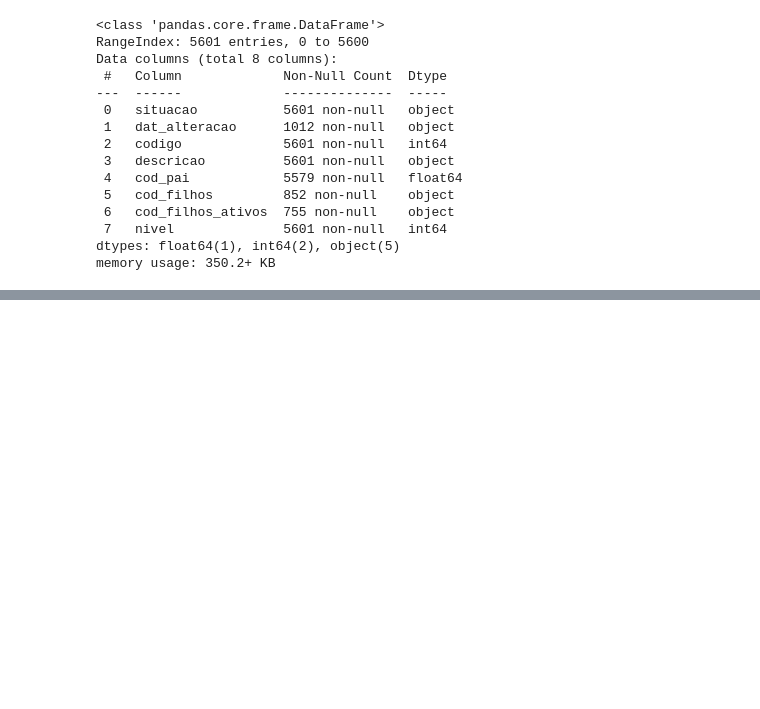
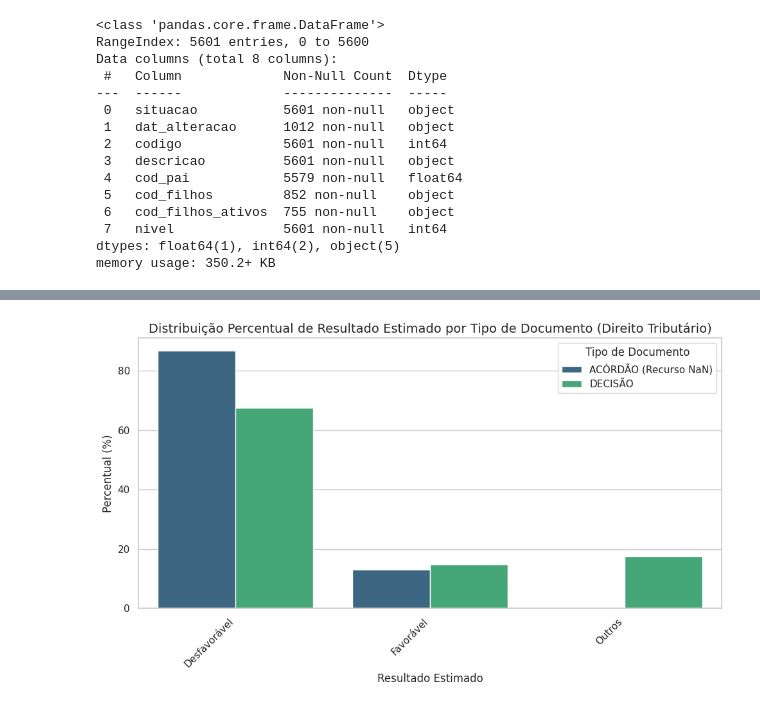
Before and after one commit to rafaeldebarros/MVP_machine_learning, a Jupyter notebook: MVP_ML_DL.ipynb, the cells around one changed output, grey strips where cells are left out. Cells and saved outputs as stored; diff of their text form; code cells hidden in the pictures; blank space fills up the shorter version.

```diff
--- a/MVP_ML_DL.ipynb
+++ b/MVP_ML_DL.ipynb
@@ -255,0 +885,13 @@ for i in range(num_clusters):
+# %%
+# Filtrar o DataFrame df_tributario para 'tipoDocumento' == 'DECISÃO'
+ministros_decisao_nan_recurso = df_tributario[
+    (df_tributario['tipoDocumento'] == 'DECISÃO')
+]
+
+print("Ministros com 'tipoDocumento' = DECISÃO (Direito Tributário):")
+
+counts = ministros_decisao_nan_recurso[['NM_MINISTRO', 'Resultado_Estimado']].value_counts()
+percentages = ministros_decisao_nan_recurso.groupby('NM_MINISTRO')['Resultado_Estimado'].value_counts(normalize=True).mul(100)
+
+result_df = pd.DataFrame({'Qtde': counts, 'Percentual': percentages.round(2)})
+display(result_df)
@@ -255,0 +922,32 @@ for i in range(num_clusters):
+# %%
+import matplotlib.pyplot as plt
+import seaborn as sns
+import pandas as pd
+
+# Prepare data for 'ACÓRDÃO' (from ministros_acordao_nan_recurso)
+# Note: ministros_acordao_nan_recurso is filtered by tipoDocumento == 'ACÓRDÃO' AND recurso.isna()
+acordao_overall_percentages = ministros_acordao_nan_recurso['Resultado_Estimado'].value_counts(normalize=True).mul(100).reset_index()
+acordao_overall_percentages.columns = ['Resultado_Estimado', 'Percentual']
+acordao_overall_percentages['Documento_Tipo'] = 'ACÓRDÃO (Recurso NaN)'
+
+# Prepare data for 'DECISÃO' (from ministros_decisao_nan_recurso)
+# Note: ministros_decisao_nan_recurso is filtered ONLY by tipoDocumento == 'DECISÃO'
+decisao_overall_percentages = ministros_decisao_nan_recurso['Resultado_Estimado'].value_counts(normalize=True).mul(100).reset_index()
+decisao_overall_percentages.columns = ['Resultado_Estimado', 'Percentual']
+decisao_overall_percentages['Documento_Tipo'] = 'DECISÃO'
+
+# Combine the dataframes
+overall_combined_percentages = pd.concat([acordao_overall_percentages, decisao_overall_percentages])
+
+# Create the bar plot
+plt.figure(figsize=(10, 6))
+sns.barplot(x='Resultado_Estimado', y='Percentual', hue='Documento_Tipo', data=overall_combined_percentages, palette='viridis')
+plt.title('Distribuição Percentual de Resultado Estimado por Tipo de Documento (Direito Tributário)')
+plt.xlabel('Resultado Estimado')
+plt.ylabel('Percentual (%)')
+plt.xticks(rotation=45, ha='right')
+plt.legend(title='Tipo de Documento')
+plt.tight_layout()
+plt.show()
+# %% [output]
+[figure, added]
```
Also changed, not shown: parts of 36 cells of this notebook.
